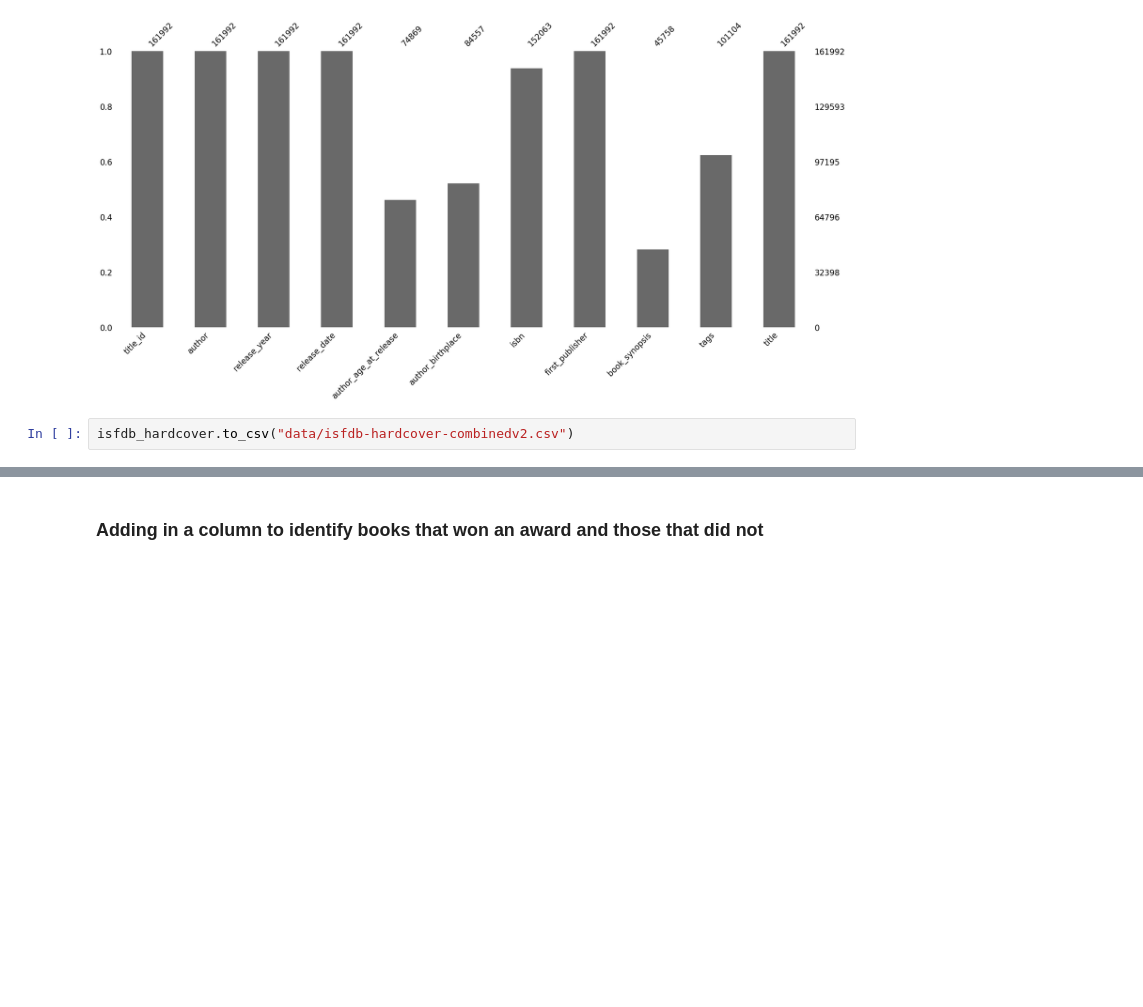
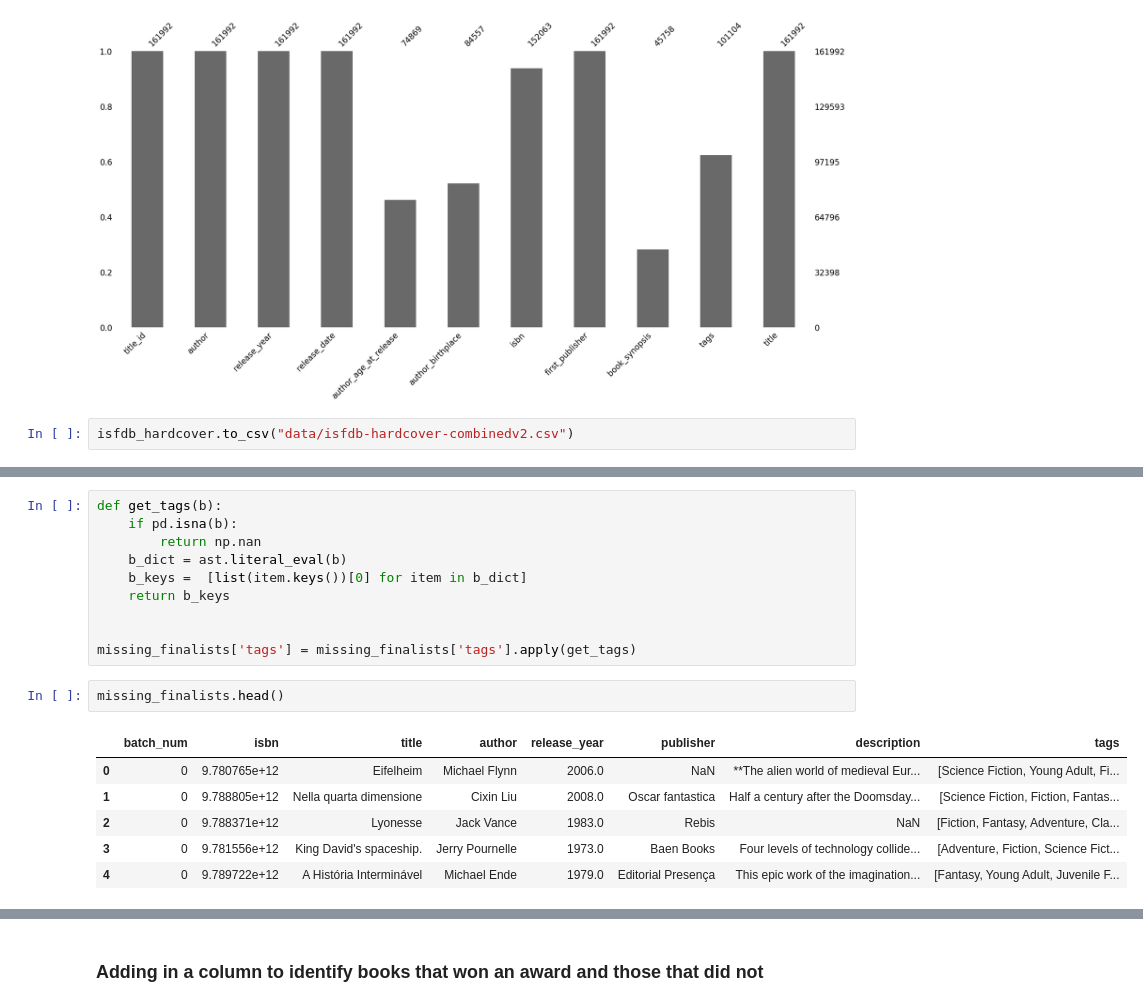
Before and after one commit to Erdos-Projects/summer26-nomination-worthy-books, a Jupyter notebook: combine_datasets.ipynb, the cells around one changed output, grey strips where cells are left out. Cells and saved outputs as stored; diff of their text form; blank space fills up the shorter version.

```diff
--- a/combine_datasets.ipynb
+++ b/combine_datasets.ipynb
@@ -129,0 +143,19 @@ isfdb_hardcover.to_csv("data/isfdb-hardcover-combinedv2.csv")
+# %%
+def get_tags(b):
+    if pd.isna(b):
+        return np.nan
+    b_dict = ast.literal_eval(b)
+    b_keys =  [list(item.keys())[0] for item in b_dict]
+    return b_keys
+
+
+missing_finalists['tags'] = missing_finalists['tags'].apply(get_tags)
+# %%
+missing_finalists.head()
+# %% [output]
+|  | batch_num | isbn | title | author | release_year | publisher | description | tags |
+| 0 | 0 | 9.780765e+12 | Eifelheim | Michael Flynn | 2006.0 | NaN | **The alien world of medieval Eur... | [Science Fiction, Young Adult, Fi... |
+| 1 | 0 | 9.788805e+12 | Nella quarta dimensione | Cixin Liu | 2008.0 | Oscar fantastica | Half a century after the Doomsday... | [Science Fiction, Fiction, Fantas... |
+| 2 | 0 | 9.788371e+12 | Lyonesse | Jack Vance | 1983.0 | Rebis | NaN | [Fiction, Fantasy, Adventure, Cla... |
+| 3 | 0 | 9.781556e+12 | King David's spaceship. | Jerry Pournelle | 1973.0 | Baen Books | Four levels of technology collide... | [Adventure, Fiction, Science Fict... |
+| 4 | 0 | 9.789722e+12 | A História Interminável | Michael Ende | 1979.0 | Editorial Presença | This epic work of the imagination... | [Fantasy, Young Adult, Juvenile F... |
```
Also changed, not shown: parts of 4 cells of this notebook, 3 other files.
